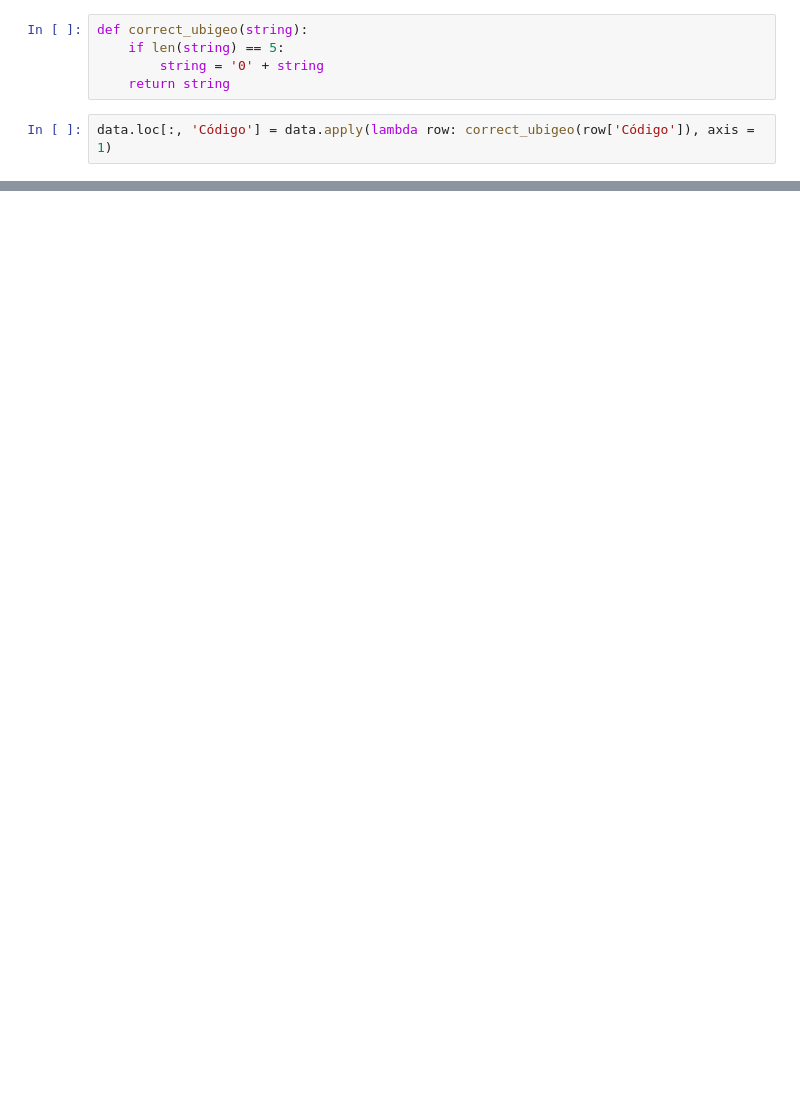
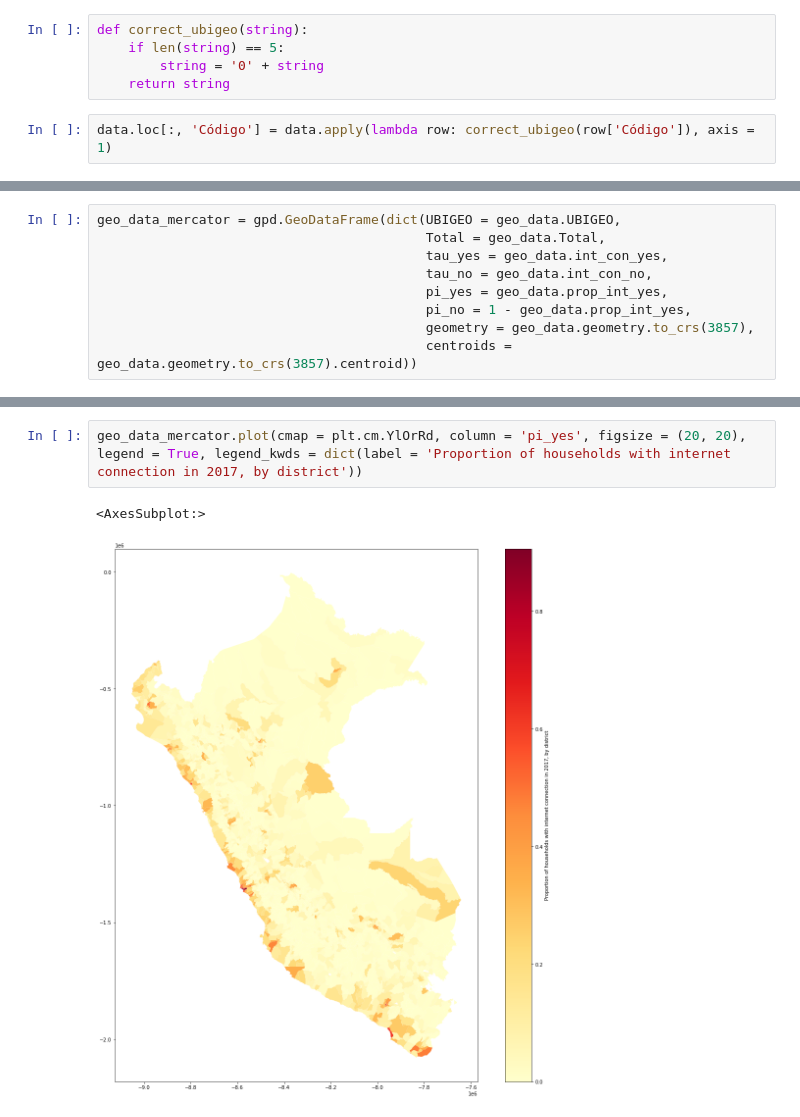
Before and after one commit to RodrigoGrijalba/digital_gap_geo, a Jupyter notebook: Analysis.ipynb, the cells around one changed output, grey strips where cells are left out. Saved outputs shown, nothing was run; the diff lists cells and outputs as text; blank space fills up the shorter version.

```diff
--- a/Analysis.ipynb
+++ b/Analysis.ipynb
@@ -84,0 +133,9 @@ data.iloc[ :, 2 ].sum() + data.iloc[ :, 3 ].sum()
+# %%
+geo_data_mercator = gpd.GeoDataFrame(dict(UBIGEO = geo_data.UBIGEO,
+                                          Total = geo_data.Total,
+                                          tau_yes = geo_data.int_con_yes,
+                                          tau_no = geo_data.int_con_no,
+                                          pi_yes = geo_data.prop_int_yes,
+                                          pi_no = 1 - geo_data.prop_int_yes,
+                                          geometry = geo_data.geometry.to_crs(3857),
+                                          centroids = geo_data.geometry.to_crs(3857).centroid))
@@ -84,0 +158,5 @@ data.iloc[ :, 2 ].sum() + data.iloc[ :, 3 ].sum()
+# %%
+geo_data_mercator.plot(cmap = plt.cm.YlOrRd, column = 'pi_yes', figsize = (20, 20), legend = True, legend_kwds = dict(label = 'Proportion of households with internet connection in 2017, by district'))
+# %% [output]
+<AxesSubplot:>
+[figure, added]
```
Also changed, not shown: parts of 16 cells of this notebook.
